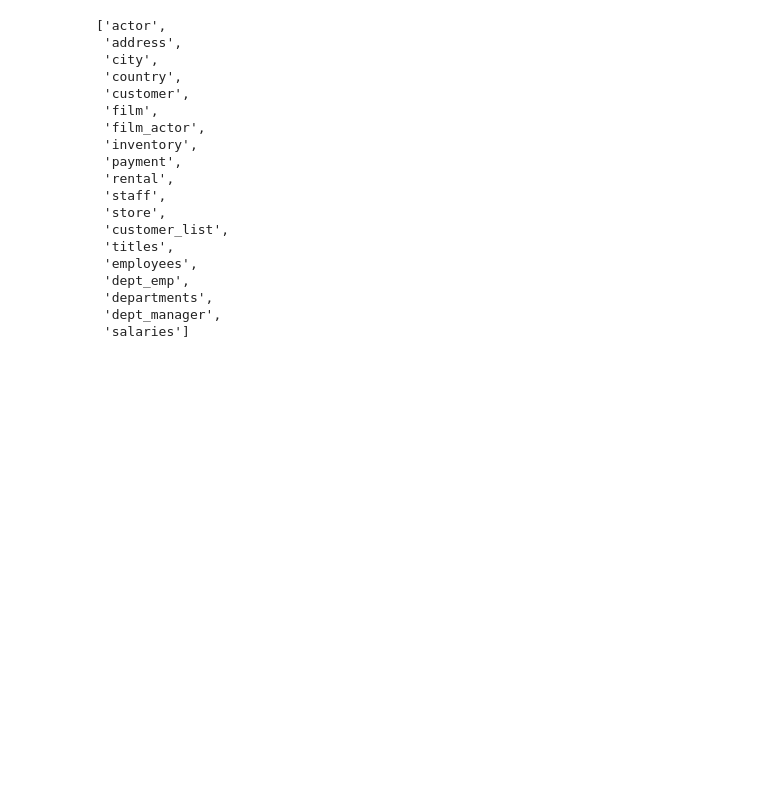
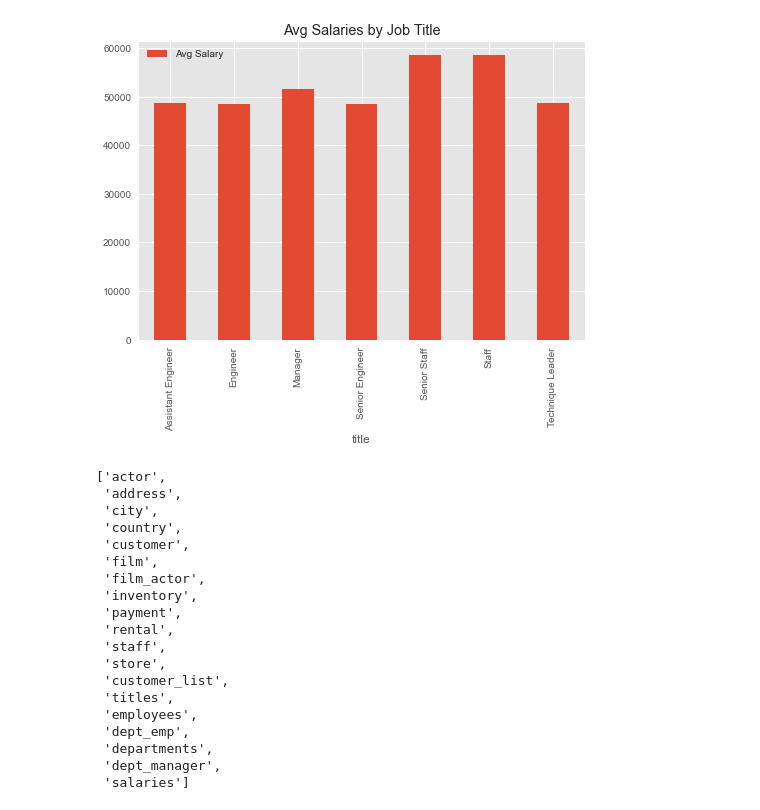
Before and after one commit to millerbrook/employees-database, a Jupyter notebook: bonusquery.ipynb, the cells around one changed output. Saved outputs shown, nothing was run; the diff lists cells and outputs as text; code cells hidden in the pictures; blank space fills up the shorter version.

```diff
--- a/bonusquery.ipynb
+++ b/bonusquery.ipynb
@@ -25,0 +57,11 @@ connection = engine.connect()
+# %%
+#Analysis of data: bar chart, avg. salary by title
+#use pd.read_sql on connection to make SQL query
+salary_query = '''SELECT titles.title, AVG(salaries.salary) AS "Avg Salary"
+FROM employees
+INNER JOIN salaries ON salaries.emp_no = employees.emp_no
+INNER JOIN titles ON titles.title_id = employees.emp_title_id
+GROUP BY title;'''
+results = pd.read_sql(salary_query, connection)
+results.set_index('title', inplace=True)
+results
@@ -26,3 +78,9 @@ connection = engine.connect()
+# %%
+#bar chart using pandas plot
+results.plot(kind='bar', title='Avg Salaries by Job Title')
+plt.xlabel="Position"
+# %% [output]
+[figure, added]
 # %%
 # Use the Inspector to explore the database and print the table names
 inspector = inspect(engine)
```
Also changed, not shown: parts of 10 cells of this notebook.
